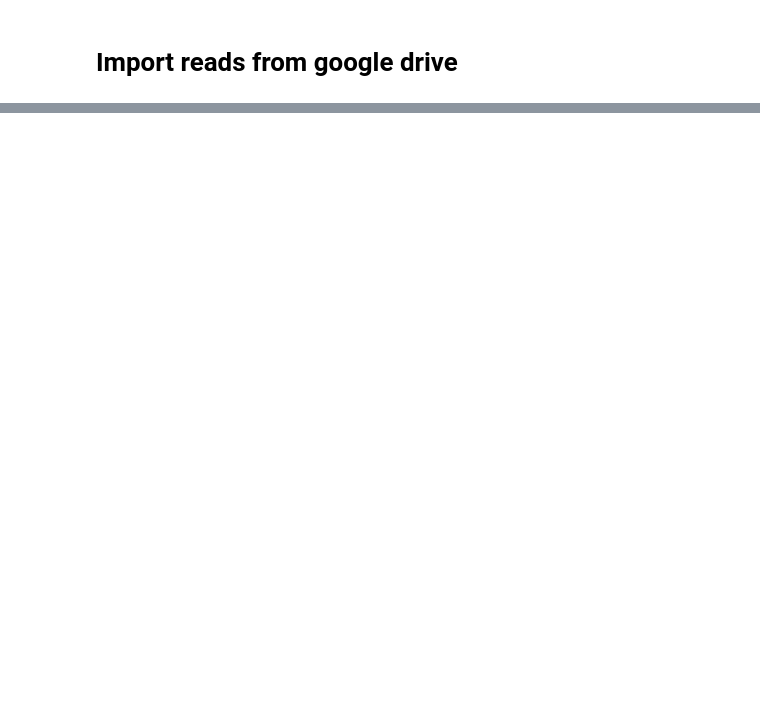
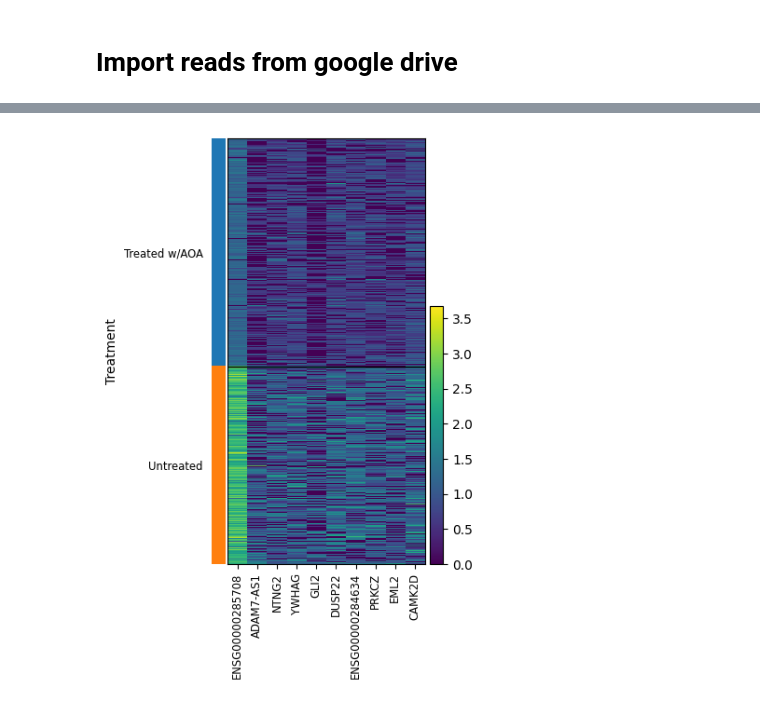
Before and after one commit to Droslj/scATAC-seq-complete-, a Jupyter notebook: scATAC_seq_(1)_DA.ipynb, the cells around one changed output, grey strips where cells are left out. Saved outputs shown, nothing was run; the diff lists cells and outputs as text; code cells hidden in the pictures; blank space fills up the shorter version.

```diff
--- a/scATAC_seq_(1)_DA.ipynb
+++ b/scATAC_seq_(1)_DA.ipynb
@@ -81,0 +148,7 @@ Interpret Results: Interpret the biological significance of the differentially a
+# %%
+# Sort by adjusted p-value in ascending order (most significant first)
+top_dars_sorted = top_dars.sort_values(by='pvals_adj')
+
+# Select the top 10 rows
+top_10_dars = top_dars_sorted.head(10)
+bottom_10_dars = top_dars_sorted.tail(10)
@@ -81,0 +177,5 @@ Interpret Results: Interpret the biological significance of the differentially a
+# %%
+#Heatmap of top 10 differentially most expressed genes
+sc.pl.heatmap(adata_concat, top_10_dars['names'].tolist(), groupby='Treatment', cmap='viridis')
+# %% [output]
+[figure, added]
```
Also changed, not shown: parts of 22 cells of this notebook.
